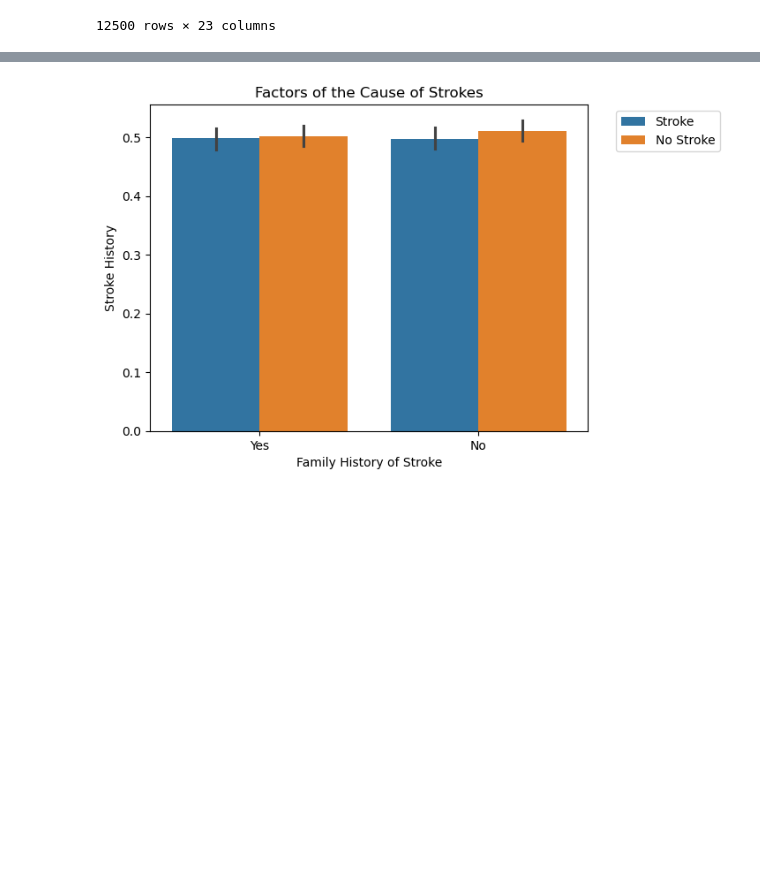
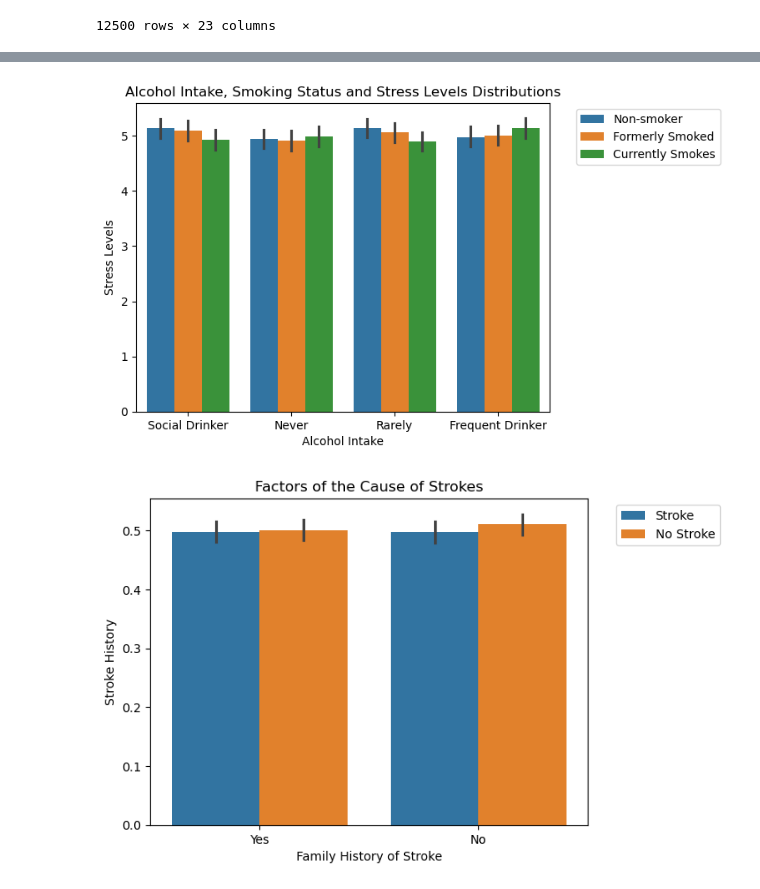
Before and after one commit to dyang0910/AI4ALL, a Jupyter notebook: Stroke_Project.ipynb, the cells around one changed output, grey strips where cells are left out. Drawn from its saved outputs; the diff is of its cells as text; code cells hidden in the pictures; blank space fills up the shorter version.

```diff
--- a/Stroke_Project.ipynb
+++ b/Stroke_Project.ipynb
@@ -85 +87,11 @@ plt.show()
+# %%
+# Data Visualization 4: Alcohol Intake, Smoking Status and Stress Levels Distributions
+sns.barplot(clean_df, x='Alcohol Intake', y='Stress Levels', hue='Smoking Status')
+plt.title("Alcohol Intake, Smoking Status and Stress Levels Distributions")
+plt.xlabel("Alcohol Intake")
+plt.ylabel("Stress Levels")
+plt.legend(bbox_to_anchor=(1.05, 1), loc='upper left')
+plt.show()
+# %% [output]
+[figure, added]
 # %%
```
Also changed, not shown: parts of 12 cells of this notebook.
